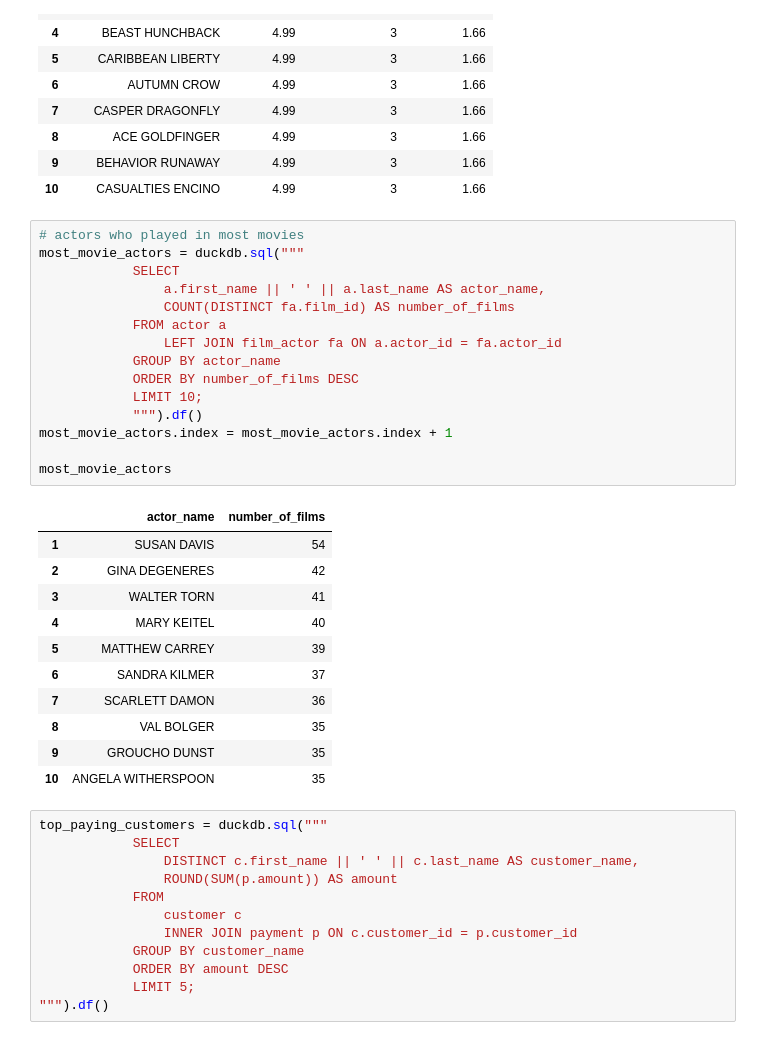
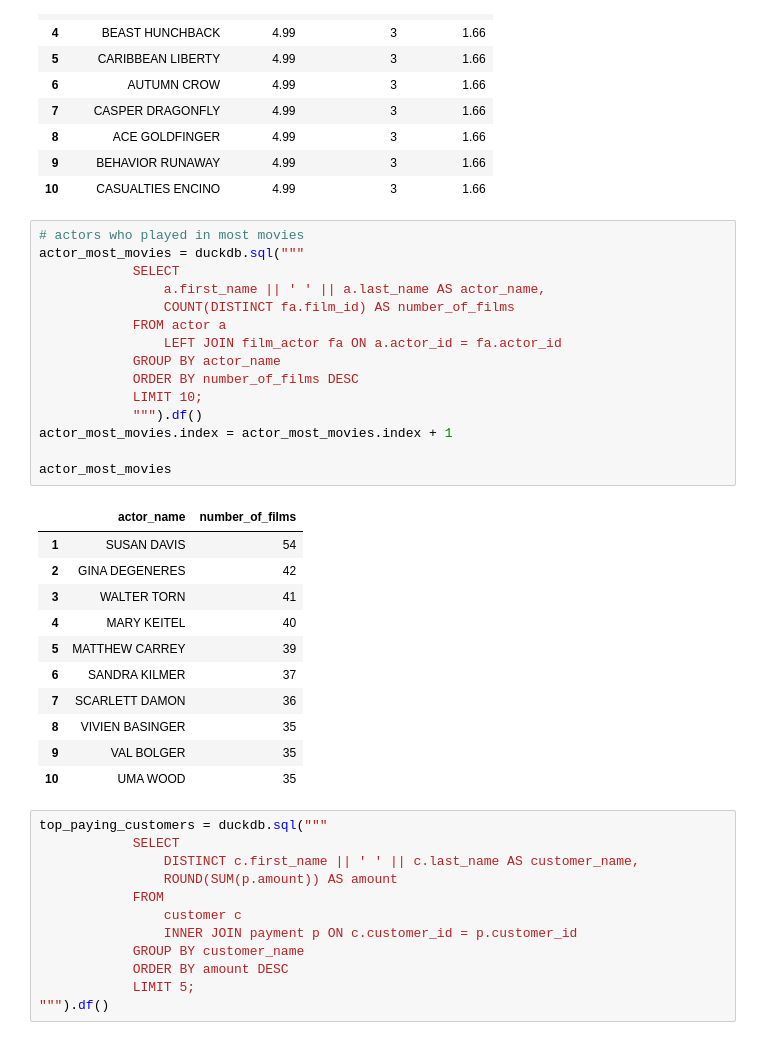
Before and after one commit to Anja-Sche/Lab_SQL_Anja_Scherwall_DE25, a Jupyter notebook: stakeholder_report.ipynb, the cells around one changed output. Cells and saved outputs as stored; diff of their text form.

```diff
--- a/stakeholder_report.ipynb
+++ b/stakeholder_report.ipynb
@@ -134,31 +125,31 @@ most_expensive_movies
 | 10 | CASUALTIES ENCINO | 4.99 | 3 | 1.66 |
 # %%
 # actors who played in most movies
-most_movie_actors = duckdb.sql("""
+actor_most_movies = duckdb.sql("""
             SELECT
                 a.first_name || ' ' || a.last_name AS actor_name,
                 COUNT(DISTINCT fa.film_id) AS number_of_films
             FROM actor a
                 LEFT JOIN film_actor fa ON a.actor_id = fa.actor_id
             GROUP BY actor_name
             ORDER BY number_of_films DESC
             LIMIT 10;
             """).df()
-most_movie_actors.index = most_movie_actors.index + 1
+actor_most_movies.index = actor_most_movies.index + 1
 
-most_movie_actors
+actor_most_movies
 # %% [output]
 |  | actor_name | number_of_films |
 | 1 | SUSAN DAVIS | 54 |
 | 2 | GINA DEGENERES | 42 |
 | 3 | WALTER TORN | 41 |
 | 4 | MARY KEITEL | 40 |
 | 5 | MATTHEW CARREY | 39 |
 | 6 | SANDRA KILMER | 37 |
 | 7 | SCARLETT DAMON | 36 |
-| 8 | VAL BOLGER | 35 |
-| 9 | GROUCHO DUNST | 35 |
-| 10 | ANGELA WITHERSPOON | 35 |
+| 8 | VIVIEN BASINGER | 35 |
+| 9 | VAL BOLGER | 35 |
+| 10 | UMA WOOD | 35 |
 # %%
 top_paying_customers = duckdb.sql("""
             SELECT
```
Also changed, not shown: parts of 5 cells of this notebook.
